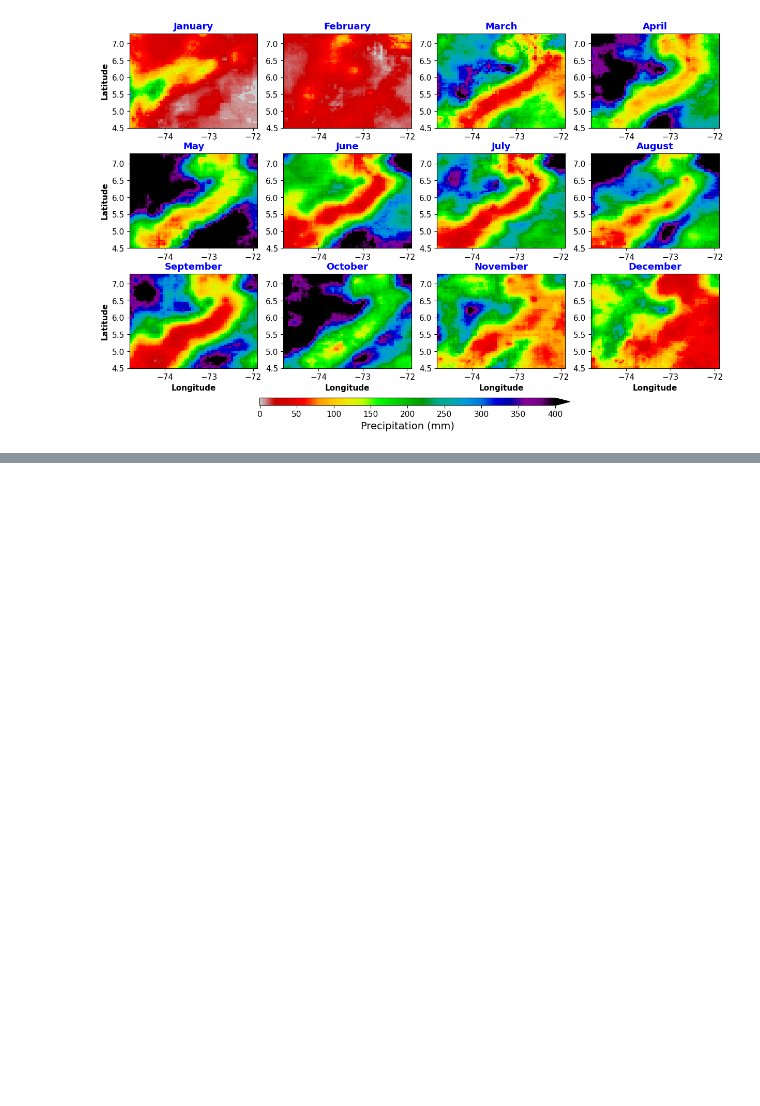
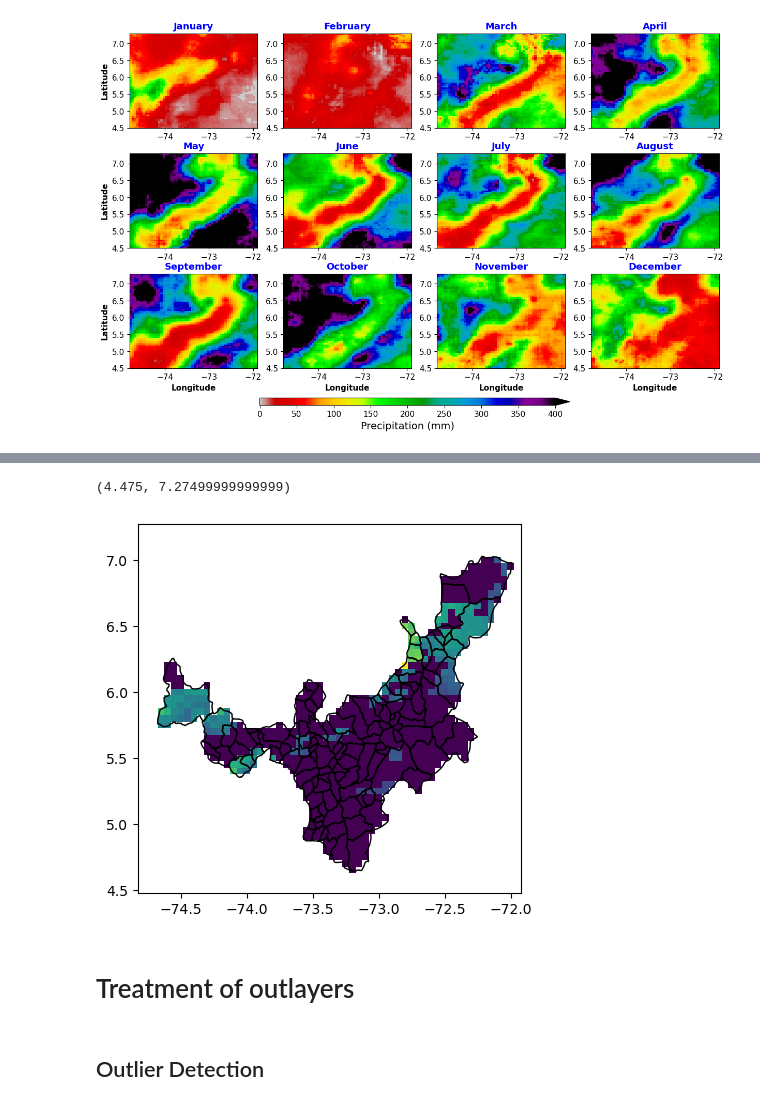
Before and after one commit to nowthings/analysis_climatic_variables, a Jupyter notebook: 2_analysis_chirps/0_load_chirps_daily_p05.ipynb, the cells around one changed output, grey strips where cells are left out. Cells and saved outputs as stored; diff of their text form; code cells hidden in the pictures; blank space fills up the shorter version.

```diff
--- a/2_analysis_chirps/0_load_chirps_daily_p05.ipynb
+++ b/2_analysis_chirps/0_load_chirps_daily_p05.ipynb
@@ -129,0 +171,17 @@ Importing pyogrio resulted in: No module named 'pyogrio'
+# %%
+import shapely.vectorized
+mask = shapely.vectorized.contains(gdf_boyaca.dissolve().geometry.item(), xx, yy)
+
+fig, ax = plt.subplots()
+ax.pcolormesh(xx, yy, np.where(mask, v, np.nan))
+xlim, ylim = ax.get_xlim(), ax.get_ylim()
+gdf_boyaca.plot(ax=ax, color='none', edgecolor='k')
+ax.set_xlim(*xlim)
+ax.set_ylim(*ylim)
+# %% [output]
+(4.475, 7.27499999999999)
+[figure, added]
+# %% [markdown]
+# Treatment of outlayers
+# %% [markdown]
+## Outlier Detection
```
Also changed, not shown: parts of 29 cells of this notebook, 3 other files.
